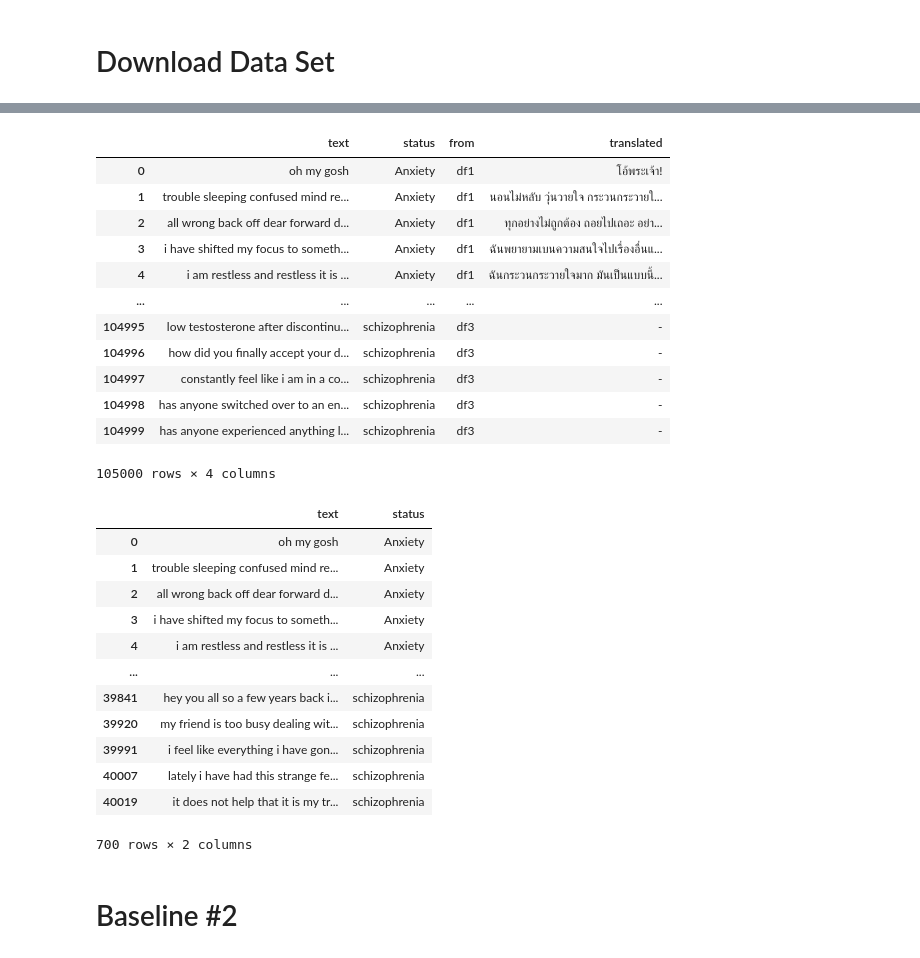
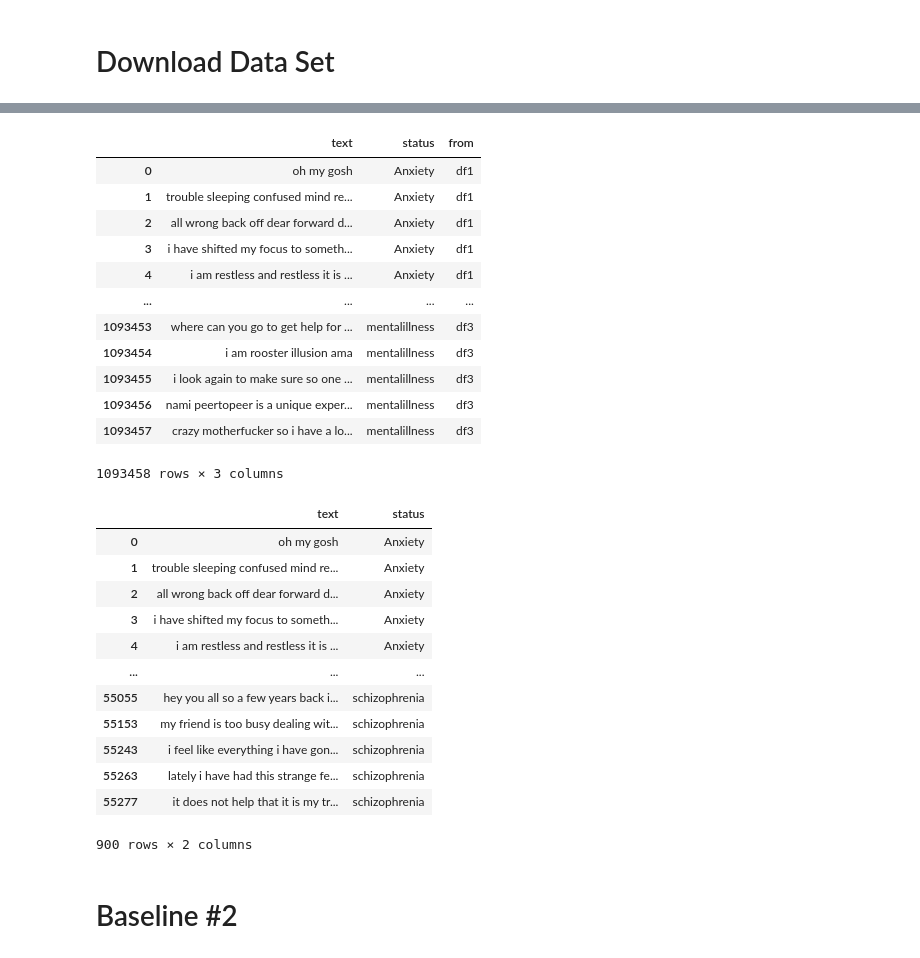
Before and after one commit to opsifiz/AIB5_Emotion-Classification, a Jupyter notebook: baseline/baseline_2.ipynb, the cells around one changed output, grey strips where cells are left out. Cells and saved outputs as stored; diff of their text form; code cells hidden in the pictures.

```diff
--- a/baseline/baseline_2.ipynb
+++ b/baseline/baseline_2.ipynb
@@ -15,25 +16,26 @@ To: /content/train_dataset.csv
 # %%
-df = pd.read_csv('train_dataset.csv',index_col=False)
+df = pd.read_csv('cleaned_dataset.csv',index_col=False)
 df
 # %% [output]
-|  | text | status | from | translated |
-| 0 | oh my gosh | Anxiety | df1 | โอ้พระเจ้า! |
-| 1 | trouble sleeping confused mind re... | Anxiety | df1 | นอนไม่หลับ วุ่นวายใจ กระวนกระวายใ... |
-| 2 | all wrong back off dear forward d... | Anxiety | df1 | ทุกอย่างไม่ถูกต้อง ถอยไปเถอะ อย่า... |
-| 3 | i have shifted my focus to someth... | Anxiety | df1 | ฉันพยายามเบนความสนใจไปเรื่องอื่นแ... |
-| 4 | i am restless and restless it is ... | Anxiety | df1 | ฉันกระวนกระวายใจมาก มันเป็นแบบนี้... |
-| ... | ... | ... | ... | ... |
-| 104995 | low testosterone after discontinu... | schizophrenia | df3 | - |
-| 104996 | how did you finally accept your d... | schizophrenia | df3 | - |
-| 104997 | constantly feel like i am in a co... | schizophrenia | df3 | - |
-| 104998 | has anyone switched over to an en... | schizophrenia | df3 | - |
-| 104999 | has anyone experienced anything l... | schizophrenia | df3 | - |
+|  | text | status | from |
+| 0 | oh my gosh | Anxiety | df1 |
+| 1 | trouble sleeping confused mind re... | Anxiety | df1 |
+| 2 | all wrong back off dear forward d... | Anxiety | df1 |
+| 3 | i have shifted my focus to someth... | Anxiety | df1 |
+| 4 | i am restless and restless it is ... | Anxiety | df1 |
+| ... | ... | ... | ... |
+| 1093453 | where can you go to get help for ... | mentalillness | df3 |
+| 1093454 | i am rooster illusion ama | mentalillness | df3 |
+| 1093455 | i look again to make sure so one ... | mentalillness | df3 |
+| 1093456 | nami peertopeer is a unique exper... | mentalillness | df3 |
+| 1093457 | crazy motherfucker so i have a lo... | mentalillness | df3 |
-105000 rows × 4 columns
+1093458 rows × 3 columns
 # %%
 #Create Temporay Dataset where each status have 100 texts.
 temp = df
 temp = temp.groupby('status').head(100)
-temp = temp.drop(columns=['from','translated'])
+temp = temp[temp['status'] != 'Personality disorder']
+temp = temp.drop(columns=['from'])
 temp
 # %% [output]
 |  | text | status |
@@ -43,12 +45,12 @@ temp
 | 3 | i have shifted my focus to someth... | Anxiety |
 | 4 | i am restless and restless it is ... | Anxiety |
 | ... | ... | ... |
-| 39841 | hey you all so a few years back i... | schizophrenia |
-| 39920 | my friend is too busy dealing wit... | schizophrenia |
-| 39991 | i feel like everything i have gon... | schizophrenia |
-| 40007 | lately i have had this strange fe... | schizophrenia |
-| 40019 | it does not help that it is my tr... | schizophrenia |
+| 55055 | hey you all so a few years back i... | schizophrenia |
+| 55153 | my friend is too busy dealing wit... | schizophrenia |
+| 55243 | i feel like everything i have gon... | schizophrenia |
+| 55263 | lately i have had this strange fe... | schizophrenia |
+| 55277 | it does not help that it is my tr... | schizophrenia |
-700 rows × 2 columns
+900 rows × 2 columns
 # %% [markdown]
 # Baseline #2
 # %%
```
Also changed, not shown: parts of 5 cells of this notebook.
